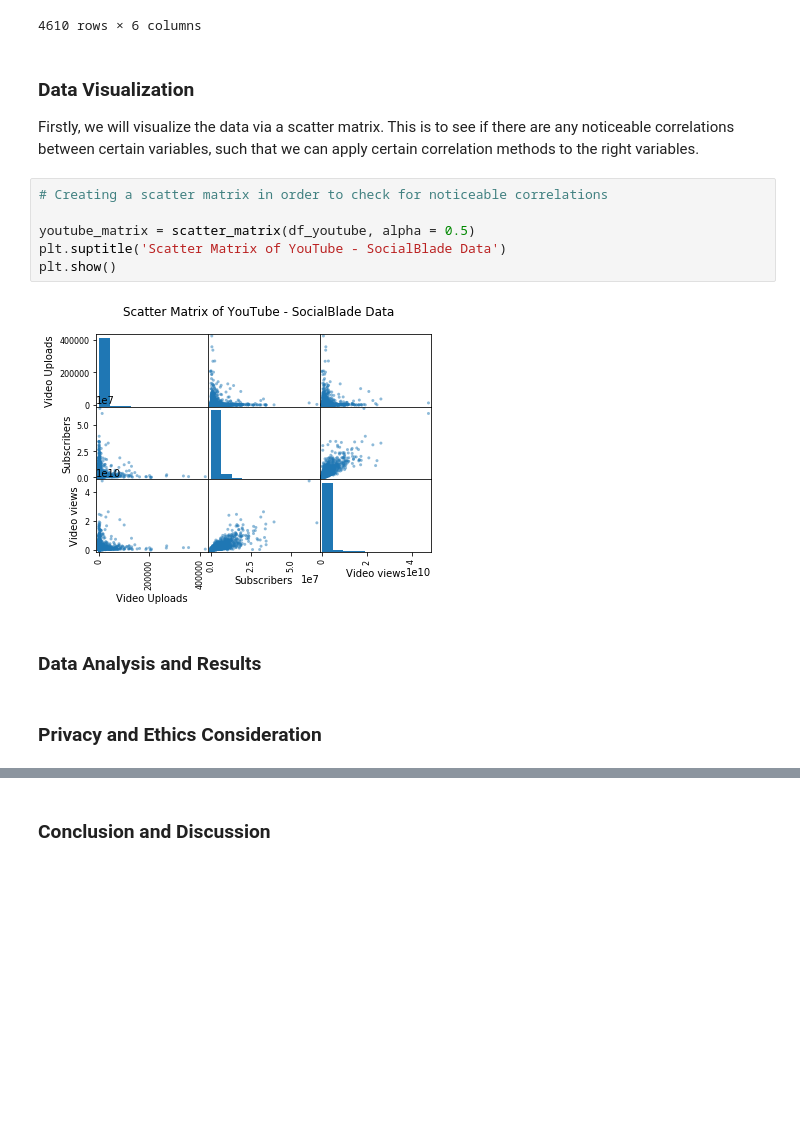
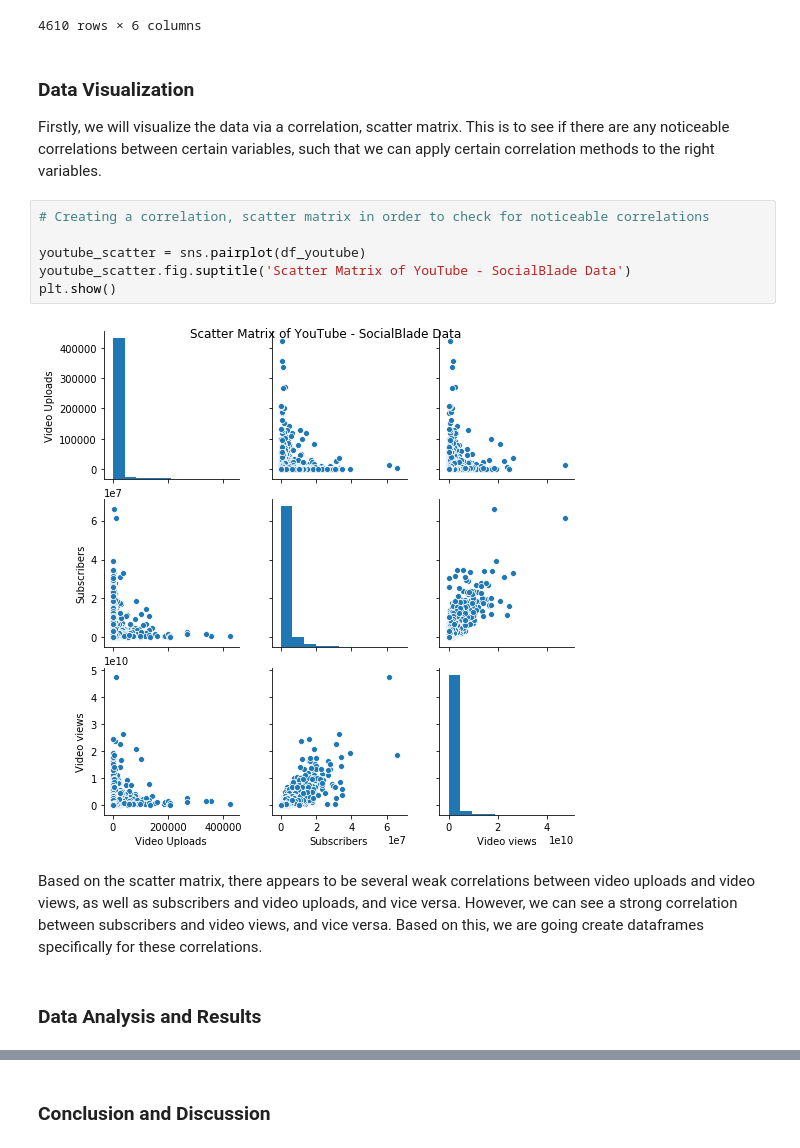
Before and after one commit to lcmendoza/Projects, a Jupyter notebook: FinalProject.ipynb, the cells around one changed output, grey strips where cells are left out. Saved outputs shown, nothing was run; the diff lists cells and outputs as text; blank space fills up the shorter version.

Commit message:
descriptions and edited scatter matrix

```diff
--- a/FinalProject.ipynb
+++ b/FinalProject.ipynb
@@ -79,16 +92,16 @@ df_youtube
 # %% [markdown]
 ### Data Visualization
 
-Firstly, we will visualize the data via a scatter matrix. This is to see if there are any noticeable correlations between certain variables, such that we can apply certain correlation methods to the right variables.
+Firstly, we will visualize the data via a correlation, scatter matrix. This is to see if there are any noticeable correlations between certain variables, such that we can apply certain correlation methods to the right variables.
 # %%
-# Creating a scatter matrix in order to check for noticeable correlations
+# Creating a correlation, scatter matrix in order to check for noticeable correlations
 
-youtube_matrix = scatter_matrix(df_youtube, alpha = 0.5)
-plt.suptitle('Scatter Matrix of YouTube - SocialBlade Data')
+youtube_scatter = sns.pairplot(df_youtube)
+youtube_scatter.fig.suptitle('Scatter Matrix of YouTube - SocialBlade Data')
 plt.show()
 # %% [output]
-[figure, old version]
+[figure, new version]
+# %% [markdown]
+Based on the scatter matrix, there appears to be several weak correlations between video uploads and video views, as well as subscribers and video uploads, and vice versa. However, we can see a strong correlation between subscribers and video views, and vice versa. Based on this, we are going create dataframes specifically for these correlations.
 # %% [markdown]
 ### Data Analysis and Results
-# %% [markdown]
-### Privacy and Ethics Consideration
```
Also changed, not shown: parts of 6 cells of this notebook.
